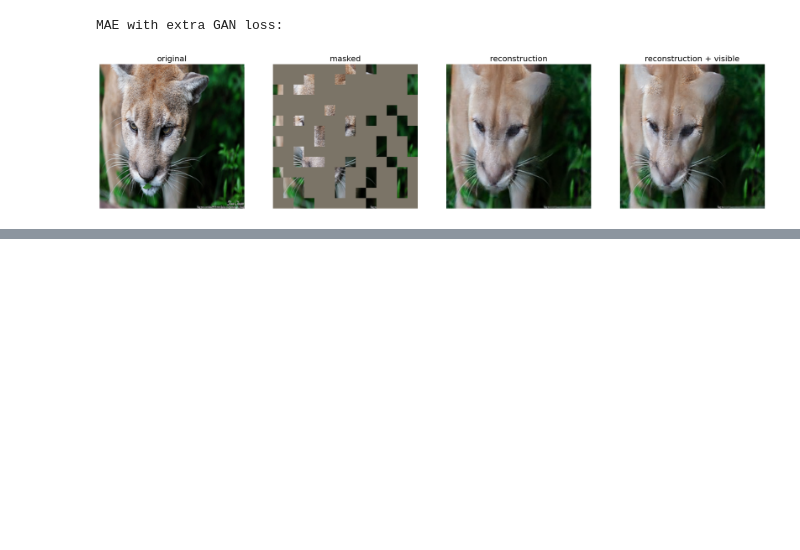
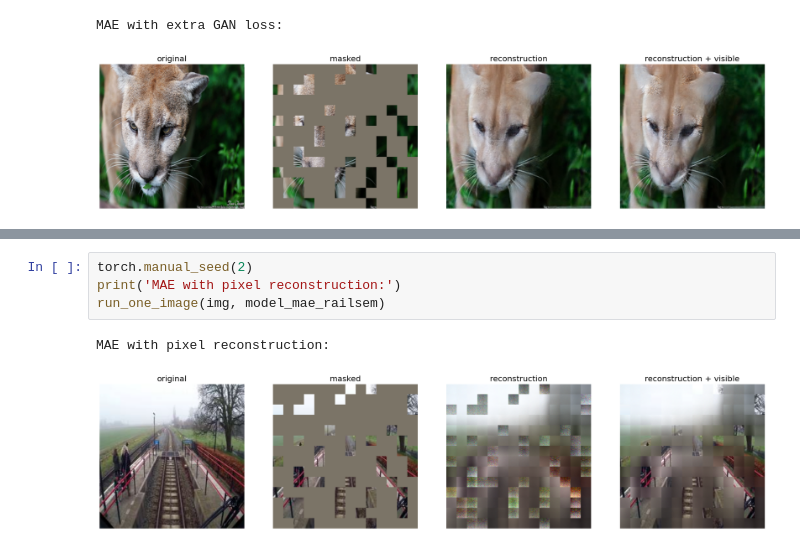
Before and after one commit to Danila-Pechenev/mae_railway_risk, a Jupyter notebook: mae_visualize.ipynb, the cells around one changed output, grey strips where cells are left out. Saved outputs shown, nothing was run; the diff lists cells and outputs as text; blank space fills up the shorter version.

```diff
--- a/mae_visualize.ipynb
+++ b/mae_visualize.ipynb
@@ -188,0 +231,7 @@ MAE with extra GAN loss:
+# %%
+torch.manual_seed(2)
+print('MAE with pixel reconstruction:')
+run_one_image(img, model_mae_railsem)
+# %% [output]
+MAE with pixel reconstruction:
+[figure, added]
```
Also changed, not shown: parts of 10 cells of this notebook, 2 other files.
